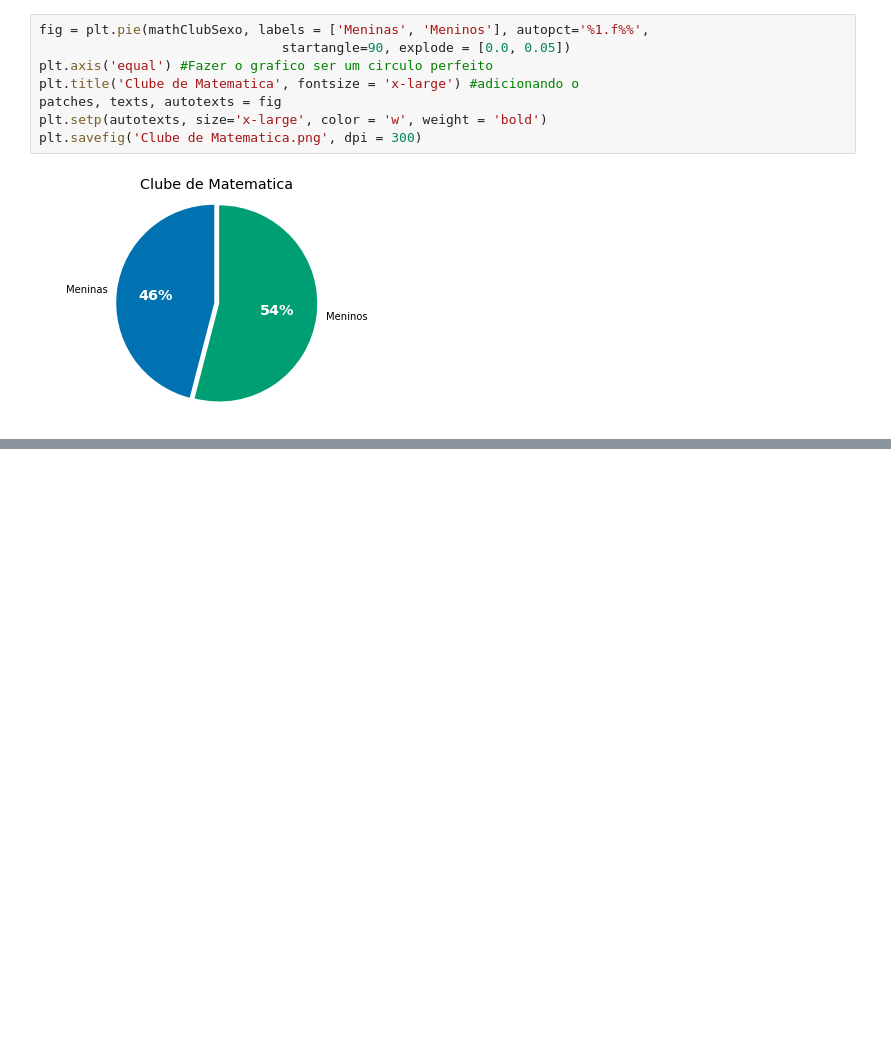
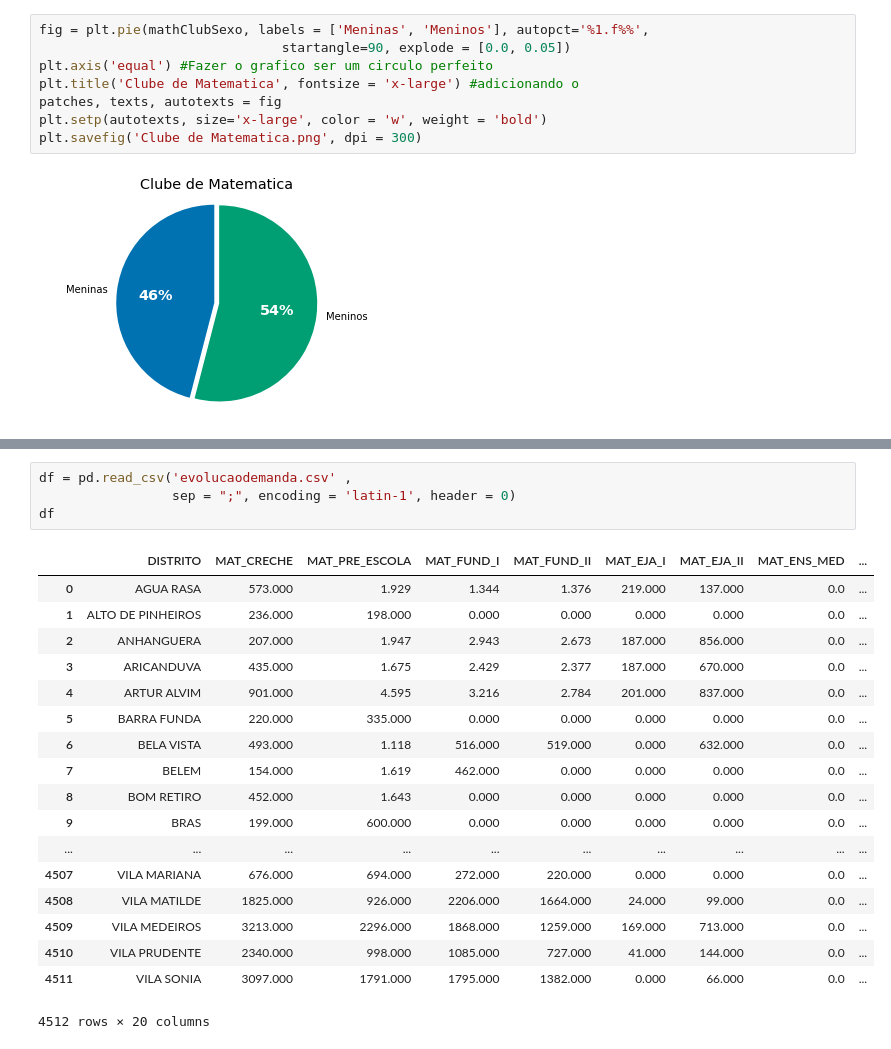
Before and after one commit to yambanis/MAC213, a Jupyter notebook: Python/Tutorial.ipynb, the cells around one changed output, grey strips where cells are left out. Drawn from its saved outputs; the diff is of its cells as text; blank space fills up the shorter version.

```diff
--- a/Python/Tutorial.ipynb
+++ b/Python/Tutorial.ipynb
@@ -463,0 +489,23 @@ plt.savefig('Clube de Matematica.png', dpi = 300)
+# %%
+df = pd.read_csv('evolucaodemanda.csv' ,
+                 sep = ";", encoding = 'latin-1', header = 0)
+df
+# %% [output]
+|  | DISTRITO | MAT_CRECHE | MAT_PRE_ESCOLA | MAT_FUND_I | MAT_FUND_II | MAT_EJA_I | MAT_EJA_II | MAT_ENS_MED | ... |
+| 0 | AGUA RASA | 573.000 | 1.929 | 1.344 | 1.376 | 219.000 | 137.000 | 0.0 | ... |
+| 1 | ALTO DE PINHEIROS | 236.000 | 198.000 | 0.000 | 0.000 | 0.000 | 0.000 | 0.0 | ... |
+| 2 | ANHANGUERA | 207.000 | 1.947 | 2.943 | 2.673 | 187.000 | 856.000 | 0.0 | ... |
+| 3 | ARICANDUVA | 435.000 | 1.675 | 2.429 | 2.377 | 187.000 | 670.000 | 0.0 | ... |
+| 4 | ARTUR ALVIM | 901.000 | 4.595 | 3.216 | 2.784 | 201.000 | 837.000 | 0.0 | ... |
+| 5 | BARRA FUNDA | 220.000 | 335.000 | 0.000 | 0.000 | 0.000 | 0.000 | 0.0 | ... |
+| 6 | BELA VISTA | 493.000 | 1.118 | 516.000 | 519.000 | 0.000 | 632.000 | 0.0 | ... |
+| 7 | BELEM | 154.000 | 1.619 | 462.000 | 0.000 | 0.000 | 0.000 | 0.0 | ... |
+| 8 | BOM RETIRO | 452.000 | 1.643 | 0.000 | 0.000 | 0.000 | 0.000 | 0.0 | ... |
+| 9 | BRAS | 199.000 | 600.000 | 0.000 | 0.000 | 0.000 | 0.000 | 0.0 | ... |
+| ... | ... | ... | ... | ... | ... | ... | ... | ... | ... |
+| 4507 | VILA MARIANA | 676.000 | 694.000 | 272.000 | 220.000 | 0.000 | 0.000 | 0.0 | ... |
+| 4508 | VILA MATILDE | 1825.000 | 926.000 | 2206.000 | 1664.000 | 24.000 | 99.000 | 0.0 | ... |
+| 4509 | VILA MEDEIROS | 3213.000 | 2296.000 | 1868.000 | 1259.000 | 169.000 | 713.000 | 0.0 | ... |
+| 4510 | VILA PRUDENTE | 2340.000 | 998.000 | 1085.000 | 727.000 | 41.000 | 144.000 | 0.0 | ... |
+| 4511 | VILA SONIA | 3097.000 | 1791.000 | 1795.000 | 1382.000 | 0.000 | 66.000 | 0.0 | ... |
+4512 rows × 20 columns
```
Also changed, not shown: parts of 9 cells of this notebook, 3 other files.
